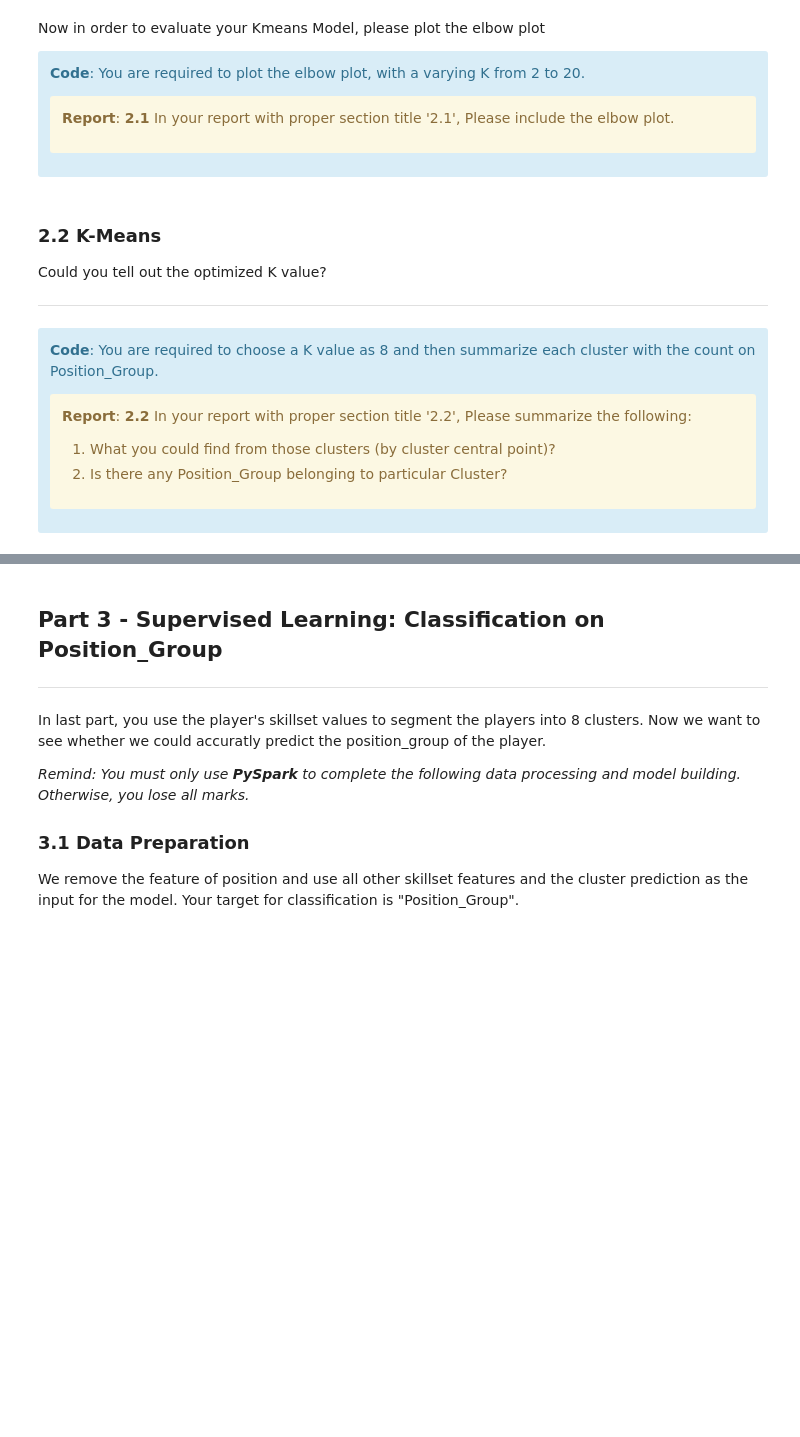
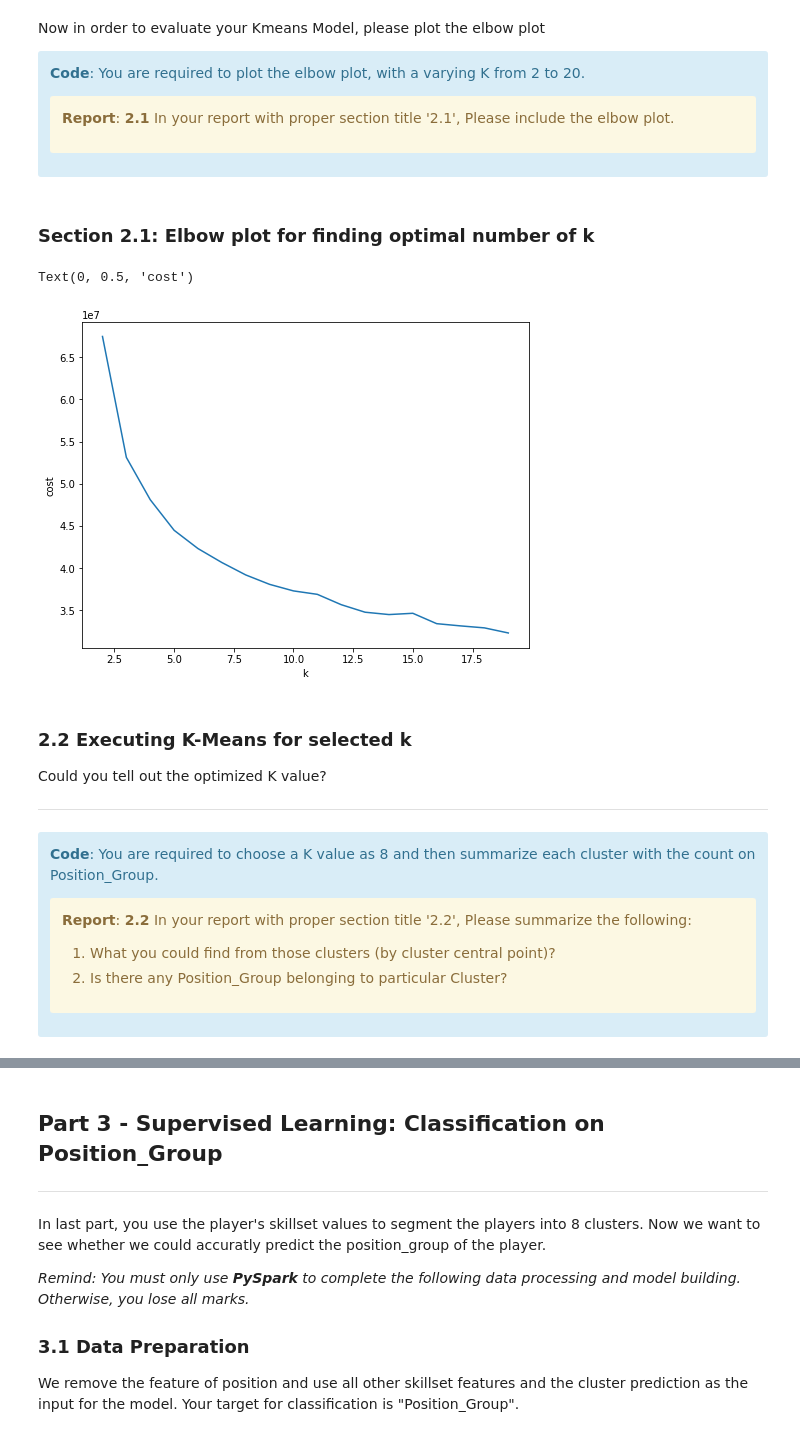
Before and after one commit to urmanml/Portfolio, a Jupyter notebook: PySpark.ipynb, the cells around one changed output, grey strips where cells are left out. Drawn from its saved outputs; the diff is of its cells as text; code cells hidden in the pictures; blank space fills up the shorter version.

```diff
--- a/PySpark.ipynb
+++ b/PySpark.ipynb
@@ -273,0 +454,15 @@ MID=
+# %%
+from pyspark.sql.functions import when,col
+
+# Your code to complete
+DEF = ['LB','LWB','RB','LCB','RCB','CB','RWB']
+FWD = ['RF','LF','LW','RS','RW','LS','CF','ST']
+MID = ['LCM','LM','RDM','CAM','RAM','RCM','CM','CDM','RM','LAM','LDM']
+
+# Your code here to create a new variable df_kmeans_new with a new column Position_Group, ..
+#df_kmeans_new= df.withColumn("Position_Group", when(col("Position").isin(DEF),"DEF").when(col("Position").isin(MID),"MID").otherwise(when(col("Position").isin(FWD),"FWD")))
+df_kmeans_new= df_cluster.withColumn("Position_Group", when(col("Position").isin(DEF),"DEF").when(col("Position").isin(MID),"MID").otherwise(when(col("Position").isin(FWD),"FWD")))
+
+df_kmeans_new.show(3)
+#df_kmeans_new.printSchema()
+#df.printSchema()
@@ -276,7 +482,7 @@ Now, we remove the Position_Group and Position to create the feature for Kmeans
 # %%
 from pyspark.ml.clustering import KMeans
 from pyspark.ml.feature import VectorAssembler
-
+df_kmeans_new.printSchema()
 FEATURES_COL = ['Height(CM)', 'Weight(KG)',
                       'Crossing', 'Finishing', 'HeadingAccuracy',
                       'ShortPassing', 'Volleys', 'Dribbling', 'Curve',
@@ -287,6 +493,19 @@ FEATURES_COL = ['Height(CM)', 'Weight(KG)',
                       'Interceptions', 'Positioning', 'Vision', 'Penalties',
                       'Composure', 'Marking', 'StandingTackle', 'SlidingTackle']
 
+df_kmeans_new.show()
+filter= FEATURES_COL+['ID']
+for col in df_kmeans_new.columns:
+    if col in FEATURES_COL:
+        df_kmeans_new = df_kmeans_new.withColumn(col,df_kmeans_new[col].cast('float'))
+df_kmeans_new.show()
+df_kmeans_new.count()
+
+from pyspark.sql.functions import isnan, when, count, col
+df_kmeans= df_kmeans_new.select(FEATURES_COL+['ID'])
+df_kmeans = df_kmeans.na.drop()
+
+
 vecAssembler = VectorAssembler(inputCols=FEATURES_COL, outputCol="features")
-df_kmeans_ = vecAssembler.transform(df_kmeans_new).select('ID','features')
-df_kmeans_.show(3)
+df_kmeans = vecAssembler.transform(df_kmeans).select('ID','features')
+df_kmeans.show(3)
@@ -314,12 +546,26 @@ for k in range(2,20):
+# %% [markdown]
+### Section 2.1: Elbow plot for finding optimal number of k
+# %%
+#@title
+cost = np.zeros(20)
+# Your code
+for k in range(2,20):
+  kmeans = KMeans().setK(k).setSeed(1).setFeaturesCol("features")
+  model = kmeans.fit(df_kmeans.sample(False,0.1, seed=42))
+  cost[k] = model.computeCost(df_kmeans)
 # %%
 fig, ax = plt.subplots(1,1, figsize =(8,6))
+ax.plot(range(2,20),cost[2:20])
 ax.set_xlabel('k')
 ax.set_ylabel('cost')
 
 # Your Code
+# %% [output]
+Text(0, 0.5, 'cost')
+[figure, added]
 # %% [markdown]
 
-### 2.2 K-Means
+### 2.2 Executing K-Means for selected k
 
 Could you tell out the optimized K value?
 
```
Also changed, not shown: parts of 84 cells of this notebook, 1 other file.
